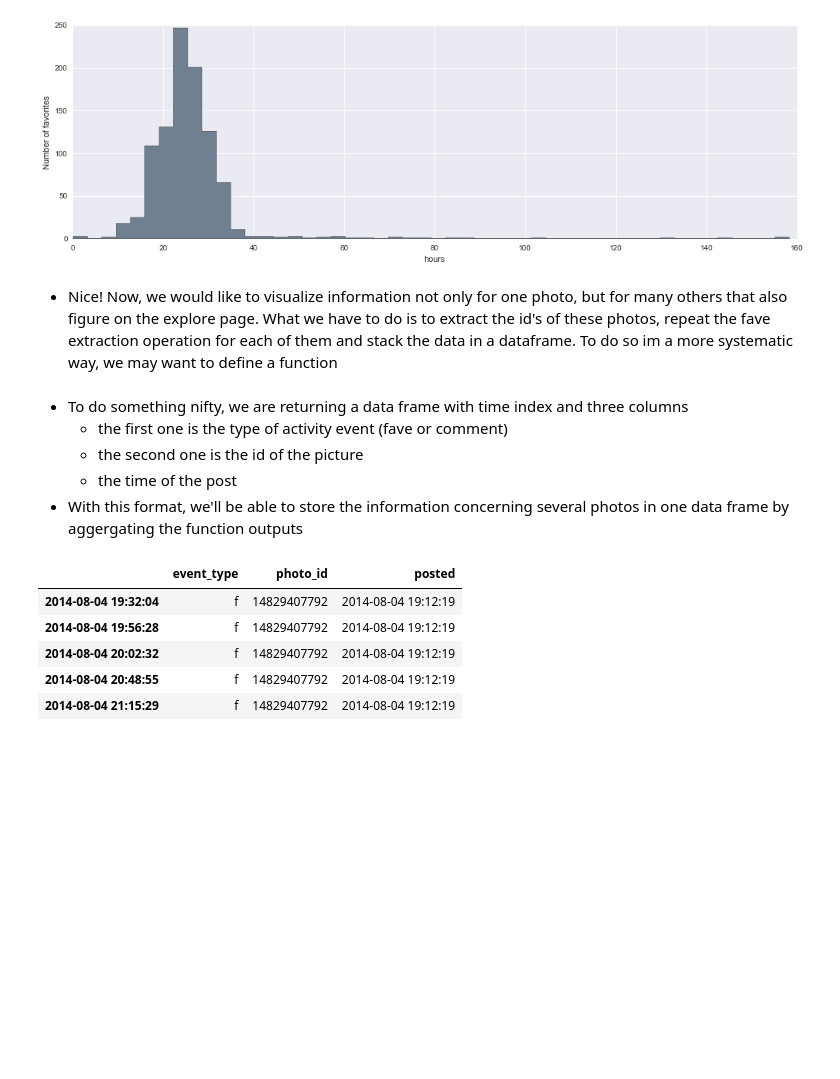
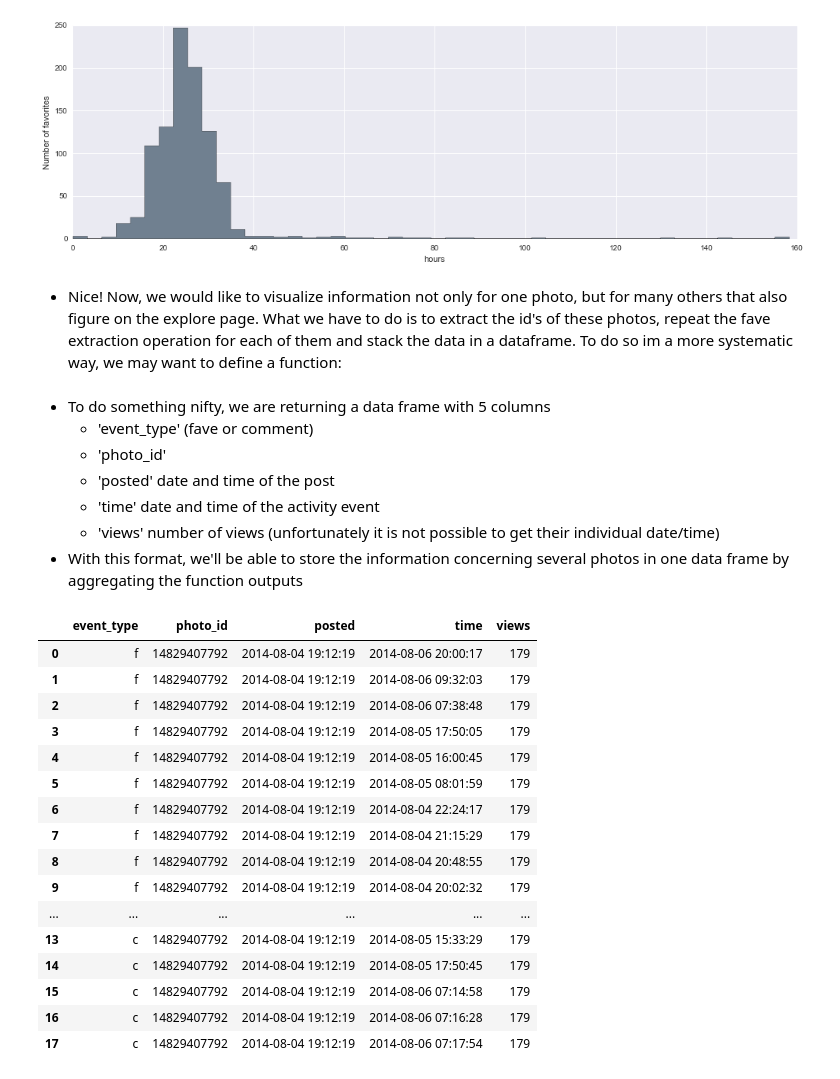
Before and after one commit to odhondt/flickr-data, a Jupyter notebook: flickr data.ipynb, the cells around one changed output. Drawn from its saved outputs; the diff is of its cells as text; code cells hidden in the pictures; blank space fills up the shorter version.

Commit message:
improved data frame content

```diff
--- a/flickr data.ipynb
+++ b/flickr data.ipynb
@@ -216,7 +220,7 @@ xlabel('hours'); ylabel('Number of favorites')
 <matplotlib.text.Text at 0x...>
 [figure]
 # %% [markdown]
-- Nice! Now, we would like to visualize information not only for one photo, but for many others that also figure on the explore page. What we have to do is to extract the id's of these photos, repeat the fave extraction operation for each of them and stack the data in a dataframe. To do so im a more systematic way, we may want to define a function
+- Nice! Now, we would like to visualize information not only for one photo, but for many others that also figure on the explore page. What we have to do is to extract the id's of these photos, repeat the fave extraction operation for each of them and stack the data in a dataframe. To do so im a more systematic way, we may want to define a function:
 # %%
 def getFlickrActivity(p_id):
     pp = 50;
@@ -225,14 +229,19 @@ def getFlickrActivity(p_id):
     str_tmp = flickr.photos_getInfo(photo_id=p_id)
     tt = int(json.loads(str_tmp[14:-1])['photo']['dates']['posted'])
     posted = pd.to_datetime(tt, unit='s')
+    views = int(json.loads(str_tmp[14:-1])['photo']['views'])
 
     # parse first page (necessary to know the total number of pages)
     str_tmp = flickr.photos_getFavorites(photo_id=p_id, per_page=pp)
     json_tmp = json.loads(str_tmp[14:-1])
     num_p = json_tmp['photo']['pages']
     df_tmp = pd.read_json(json.dumps(json_tmp['photo']['person']))
-    dti = pd.DatetimeIndex(pd.to_datetime(df_tmp['favedate'], unit='s'))
-    df = pd.DataFrame({ 'event_type' : 'f', 'photo_id' : p_id, 'posted' : posted  },index = dti)
+    dt = pd.Series(pd.to_datetime(df_tmp['favedate'], unit='s'))
+    df = pd.DataFrame({ 'time' : dt,
+                        'event_type' : 'f',
+                        'photo_id' : p_id,
+                        'posted' : posted,
+                        'views' : views})
 
     # parse other pages
     for i in arange(2, num_p+1):
@@ -240,30 +249,51 @@ def getFlickrActivity(p_id):
         flickr.photos_getFavorites(photo_id=p_id, page=i, per_page=pp);
         json_tmp = json.loads(str_tmp[14:-1])
         df_tmp = pd.read_json(json.dumps(json_tmp['photo']['person']));
-        dti = pd.DatetimeIndex(pd.to_datetime(df_tmp['favedate'], unit='s'))
-        df = df.append(pd.DataFrame({ 'event_type' : 'f', 'photo_id' : p_id, 'posted' : posted  },index = dti))
+        dt = pd.Series(pd.to_datetime(df_tmp['favedate'], unit='s'))
+        df = df.append(pd.DataFrame({ 'time' : dt,
+                        'event_type' : 'f',
+                        'photo_id' : p_id,
+                        'posted' : posted,
+                        'views' : views}))
 
     # do the same with comments (no page parsing required)
     str_tmp = json.loads(flickr.photos_comments_getList(photo_id=p_id)[14:-1])
     df_tmp = pd.read_json(json.dumps(str_tmp['comments']['comment']))
-    dti = pd.DatetimeIndex(pd.to_datetime(df_tmp['datecreate'], unit='s'))
-    df = df.append(pd.DataFrame({ 'event_type' : 'c', 'photo_id' : p_id, 'posted' : posted },index = dti)).sort_index()
+    dt = pd.Series(pd.to_datetime(df_tmp['datecreate'], unit='s'))
+    df = df.append(pd.DataFrame({ 'time' : dt,
+                        'event_type' : 'c',
+                        'photo_id' : p_id,
+                        'posted' : posted,
+                        'views' : views}), ignore_index=True)
 
     return df
 # %% [markdown]
-- To do something nifty, we are returning a data frame with time index and three columns
-    - the first one is the type of activity event (fave or comment)
-    - the second one is the id of the picture
-    - the time of the post
-- With this format, we'll be able to store the information concerning  several photos in one data frame by aggergating the function outputs
+- To do something nifty, we are returning a data frame with 5 columns
+    - 'event_type' (fave or comment)
+    - 'photo_id'
+    - 'posted' date and time of the post
+    - 'time' date and time of the activity event
+    - 'views' number of views (unfortunately it is not possible to get their individual date/time)
+- With this format, we'll be able to store the information concerning  several photos in one data frame by aggregating the function outputs
 # %%
 df_one = getFlickrActivity('14829407792')
 # %%
-df_one.head()
+df_one
 # %% [output]
-|  | event_type | photo_id | posted |
-| 2014-08-04 19:32:04 | f | 14829407792 | 2014-08-04 19:12:19 |
-| 2014-08-04 19:56:28 | f | 14829407792 | 2014-08-04 19:12:19 |
-| 2014-08-04 20:02:32 | f | 14829407792 | 2014-08-04 19:12:19 |
-| 2014-08-04 20:48:55 | f | 14829407792 | 2014-08-04 19:12:19 |
-| 2014-08-04 21:15:29 | f | 14829407792 | 2014-08-04 19:12:19 |
+|  | event_type | photo_id | posted | time | views |
+| 0 | f | 14829407792 | 2014-08-04 19:12:19 | 2014-08-06 20:00:17 | 179 |
+| 1 | f | 14829407792 | 2014-08-04 19:12:19 | 2014-08-06 09:32:03 | 179 |
+| 2 | f | 14829407792 | 2014-08-04 19:12:19 | 2014-08-06 07:38:48 | 179 |
+| 3 | f | 14829407792 | 2014-08-04 19:12:19 | 2014-08-05 17:50:05 | 179 |
+| 4 | f | 14829407792 | 2014-08-04 19:12:19 | 2014-08-05 16:00:45 | 179 |
+| 5 | f | 14829407792 | 2014-08-04 19:12:19 | 2014-08-05 08:01:59 | 179 |
+| 6 | f | 14829407792 | 2014-08-04 19:12:19 | 2014-08-04 22:24:17 | 179 |
+| 7 | f | 14829407792 | 2014-08-04 19:12:19 | 2014-08-04 21:15:29 | 179 |
+| 8 | f | 14829407792 | 2014-08-04 19:12:19 | 2014-08-04 20:48:55 | 179 |
+| 9 | f | 14829407792 | 2014-08-04 19:12:19 | 2014-08-04 20:02:32 | 179 |
+| ... | ... | ... | ... | ... | ... |
+| 13 | c | 14829407792 | 2014-08-04 19:12:19 | 2014-08-05 15:33:29 | 179 |
+| 14 | c | 14829407792 | 2014-08-04 19:12:19 | 2014-08-05 17:50:45 | 179 |
+| 15 | c | 14829407792 | 2014-08-04 19:12:19 | 2014-08-06 07:14:58 | 179 |
+| 16 | c | 14829407792 | 2014-08-04 19:12:19 | 2014-08-06 07:16:28 | 179 |
+| 17 | c | 14829407792 | 2014-08-04 19:12:19 | 2014-08-06 07:17:54 | 179 |
```
Also changed, not shown: parts of 14 cells of this notebook.
